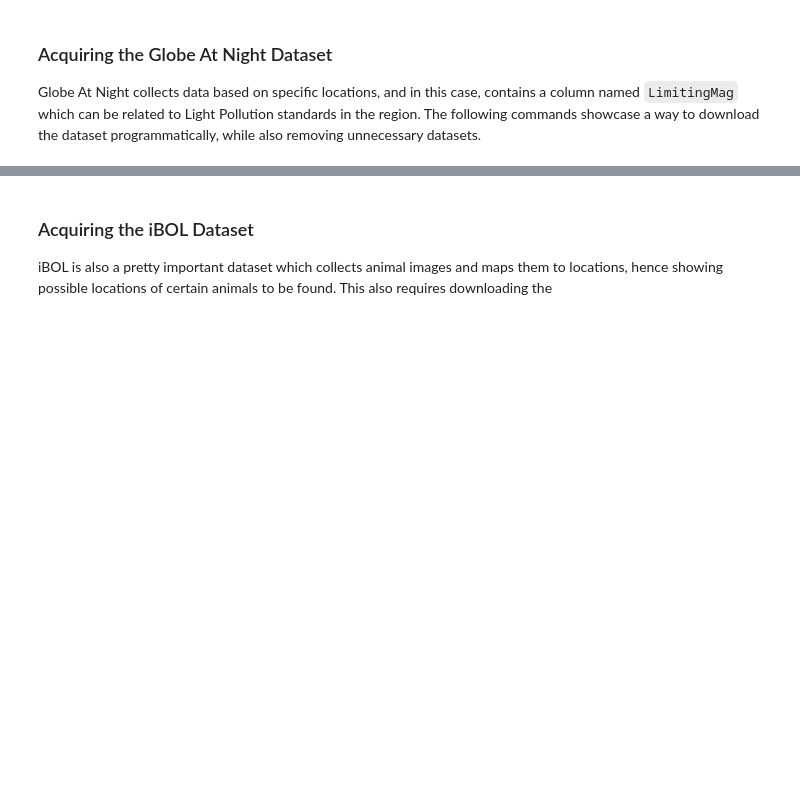
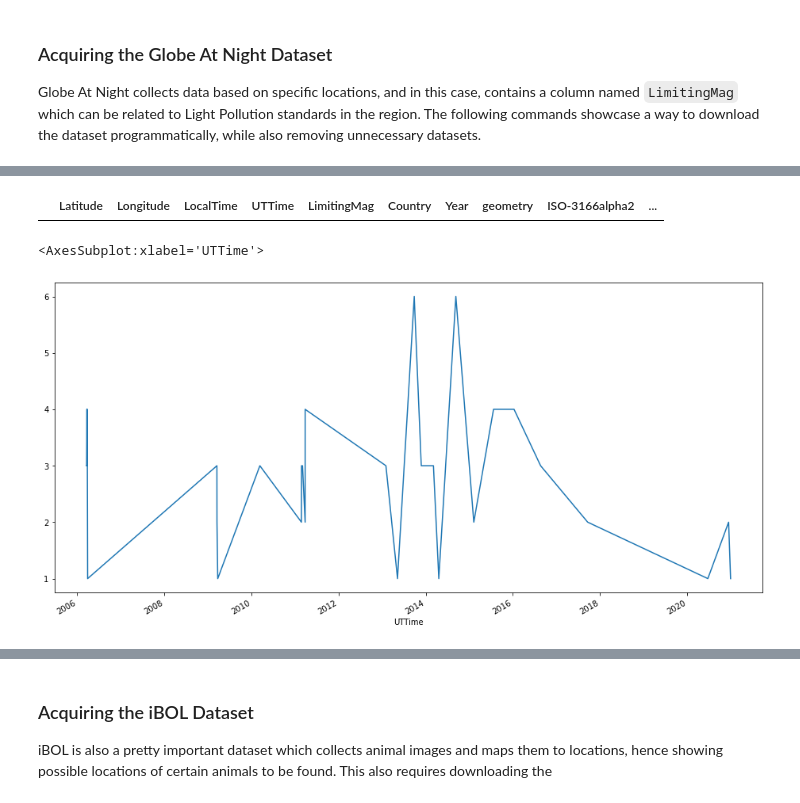
Before and after one commit to ThePyProgrammer/lightPollution, a Jupyter notebook: ProjectPrannayaGupta.ipynb, the cells around one changed output, grey strips where cells are left out. Cells and saved outputs as stored; diff of their text form; code cells hidden in the pictures; blank space fills up the shorter version.

```diff
--- a/ProjectPrannayaGupta.ipynb
+++ b/ProjectPrannayaGupta.ipynb
@@ -542,0 +594,3 @@ sns.scatterplot(x="Longitude", y="Latitude", hue="Pollution", data=latlong)
+# %%
+countries_latlong = pd.read_html(requests.get("https://developers.google.com/public-data/docs/canonical/countries_csv").content)[0][["name", "latitude", "longitude"]].rename(columns={"name":"Country"})
+countries_latlong
@@ -542,0 +611,3 @@ sns.scatterplot(x="Longitude", y="Latitude", hue="Pollution", data=latlong)
+# %%
+countries_without_coords = pd.merge(geostats, countries_latlong)
+countries_without_coords
@@ -571,0 +722,4 @@ ValueError: Length of values (2020) does not match length of index (23750)
+# %%
+gan = pd.merge(ganCountry, countries_without_coords.rename({"latitude":"countryLatitude", "longitude":"countryLongitude"}))
+gan = gp.GeoDataFrame(gan, geometry=gp.points_from_xy(gan.Longitude, gan.Latitude))
+gan
@@ -572,2 +744,10 @@ ValueError: Length of values (2020) does not match length of index (23750)
+# %%
+ganSG = gan[gan.Country == "Singapore"]
+ganSG
+# %% [output]
+|  | Latitude | Longitude | LocalTime | UTTime | LimitingMag | Country | Year | geometry | ISO-3166alpha2 | ... |
 # %%
-gan.Country.unique() #.groupby("UTTime").LimitingMag.mean().plot()
+ganSG.set_index("UTTime").LimitingMag.plot()
+# %% [output]
+<AxesSubplot:xlabel='UTTime'>
+[figure, added]
```
Also changed, not shown: parts of 25 cells of this notebook, 15 other files.
